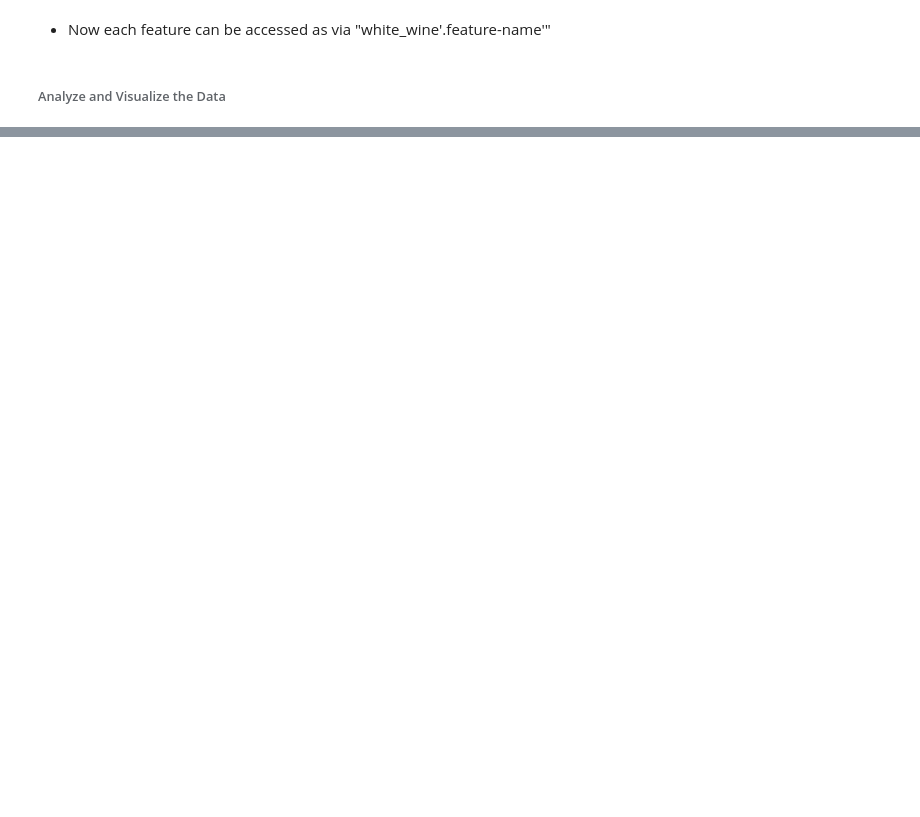
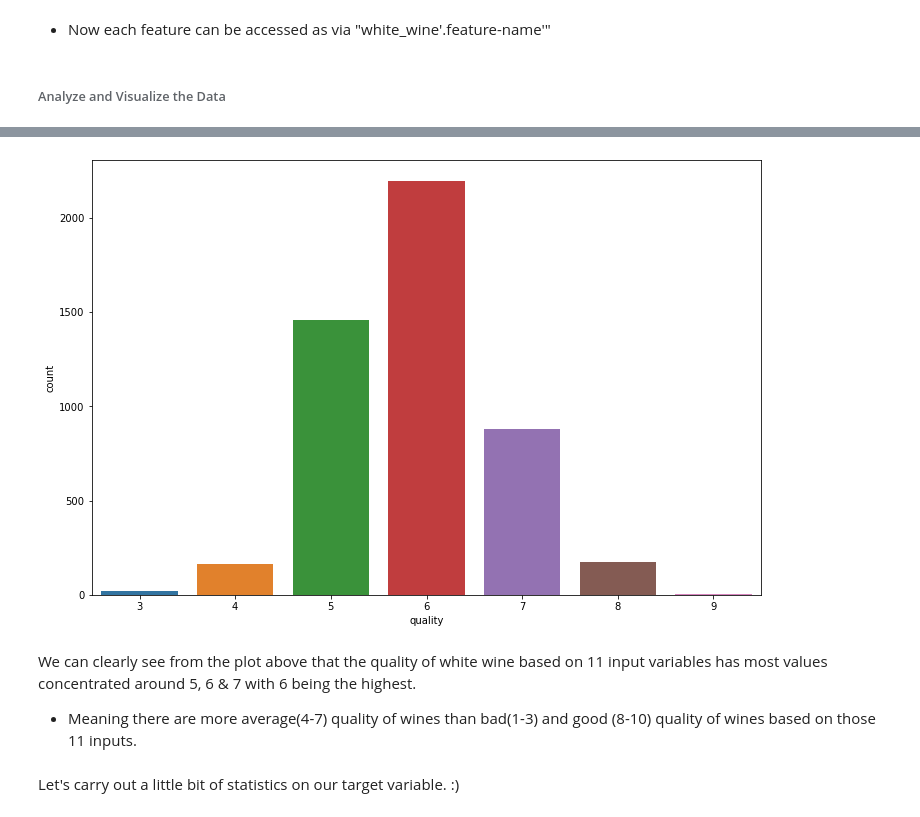
Before and after one commit to faroukkbello/White-Wine-EDA, a Jupyter notebook: White Wine EDA.ipynb, the cells around one changed output, grey strips where cells are left out. Drawn from its saved outputs; the diff is of its cells as text; code cells hidden in the pictures; blank space fills up the shorter version.

Commit message:
Finalized analysis on white wine

```diff
--- a/White Wine EDA.ipynb
+++ b/White Wine EDA.ipynb
@@ -173,0 +188,3 @@ Index(['fixed_acidity', 'volatile_acidity', 'citric_acid', 'residual_sugar',
+# %%
+# Get the quality feature into another DataFrame object
+target_white_wine = white_wine.quality
@@ -173,0 +241,11 @@ Index(['fixed_acidity', 'volatile_acidity', 'citric_acid', 'residual_sugar',
+# %%
+plt.figure(figsize=(12,8))
+sns.countplot(target_white_wine)
+plt.show()
+# %% [output]
+[figure, added]
+# %% [markdown]
+We can clearly see from the plot above that the quality of white wine based on 11 input variables has most values concentrated around 5, 6 & 7 with 6 being the highest.
+- Meaning there are more average(4-7) quality of wines than bad(1-3) and good (8-10) quality of wines based on those 11 inputs.
+# %% [markdown]
+Let's carry out a little bit of statistics on our target variable. :)
```
Also changed, not shown: parts of 30 cells of this notebook.
